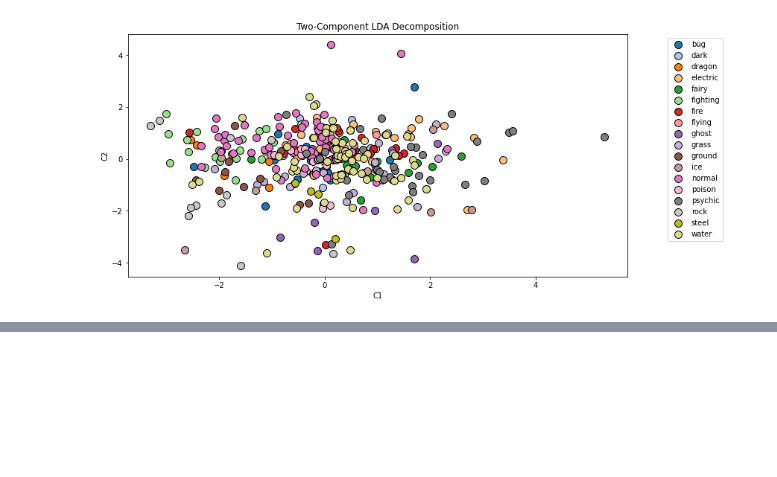
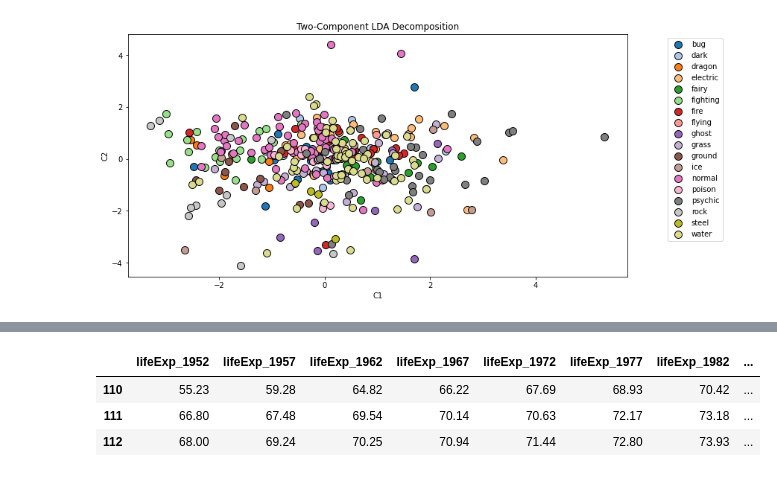
Before and after one commit to MUHEMIR/WeeklyHWML, a Jupyter notebook: Week5.ipynb, the cells around one changed output, grey strips where cells are left out. Saved outputs shown, nothing was run; the diff lists cells and outputs as text; code cells hidden in the pictures; blank space fills up the shorter version.

```diff
--- a/Week5.ipynb
+++ b/Week5.ipynb
@@ -170,0 +218,9 @@ for col, cat in zip(colors, categories):
+# %%
+#drop the country and continent columns.
+lifeExp_AE = lifeExp_AE.drop(columns=['continent', 'country'])
+lifeExp_AE.head(n=3)
+# %% [output]
+|  | lifeExp_1952 | lifeExp_1957 | lifeExp_1962 | lifeExp_1967 | lifeExp_1972 | lifeExp_1977 | lifeExp_1982 | ... |
+| 110 | 55.23 | 59.28 | 64.82 | 66.22 | 67.69 | 68.93 | 70.42 | ... |
+| 111 | 66.80 | 67.48 | 69.54 | 70.14 | 70.63 | 72.17 | 73.18 | ... |
+| 112 | 68.00 | 69.24 | 70.25 | 70.94 | 71.44 | 72.80 | 73.93 | ... |
```
Also changed, not shown: parts of 11 cells of this notebook.
